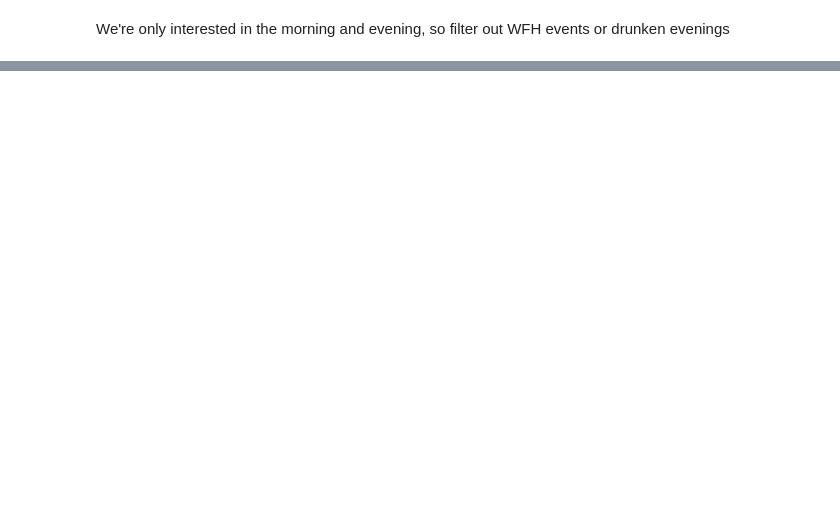
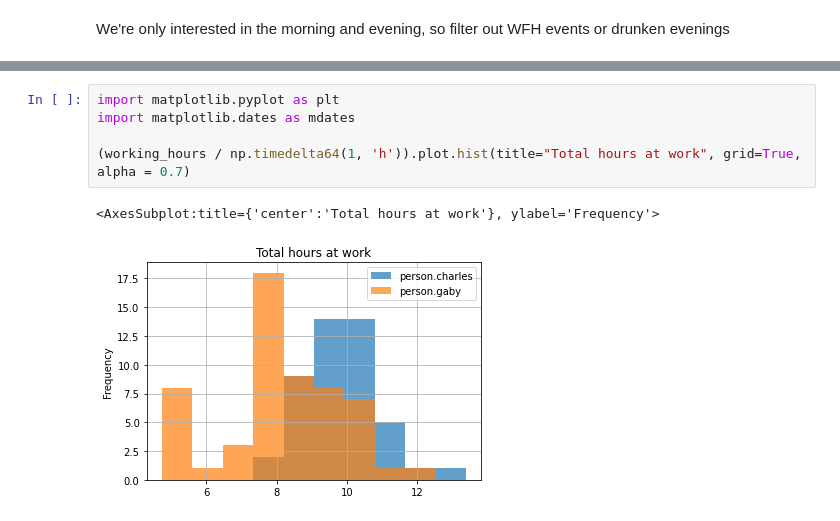
Before and after one commit to charlesbaynham/house-absolute-ha-setup, a Jupyter notebook: notebooks/plot_work_leavings.ipynb, the cells around one changed output, grey strips where cells are left out. Saved outputs shown, nothing was run; the diff lists cells and outputs as text; blank space fills up the shorter version.

```diff
--- a/notebooks/plot_work_leavings.ipynb
+++ b/notebooks/plot_work_leavings.ipynb
@@ -161,0 +125,8 @@ plt.legend(leaving_times.columns);
+# %%
+import matplotlib.pyplot as plt
+import matplotlib.dates as mdates
+
+(working_hours / np.timedelta64(1, 'h')).plot.hist(title="Total hours at work", grid=True, alpha = 0.7)
+# %% [output]
+<AxesSubplot:title={'center':'Total hours at work'}, ylabel='Frequency'>
+[figure, added]
```
Also changed, not shown: parts of 14 cells of this notebook.
